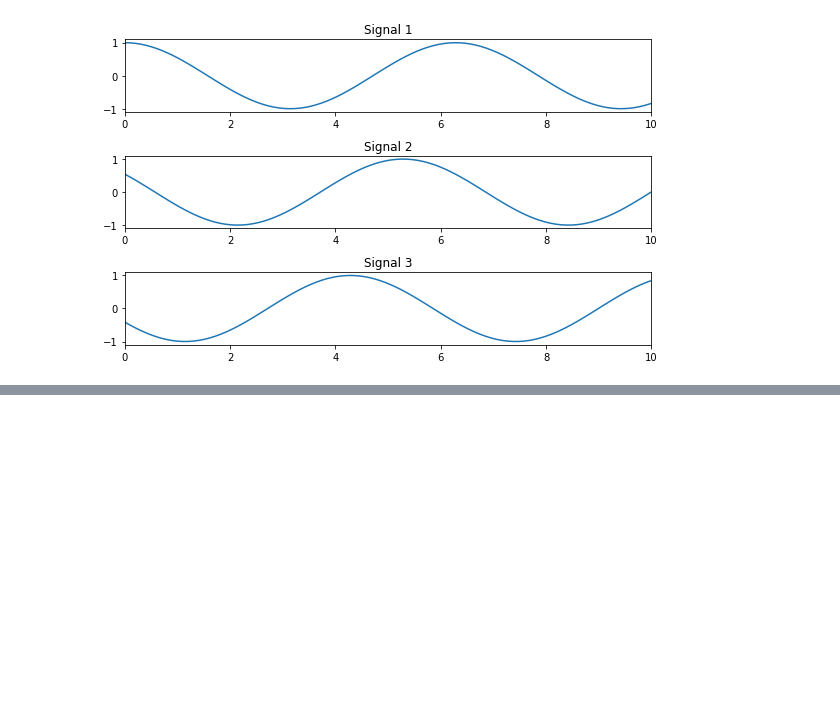
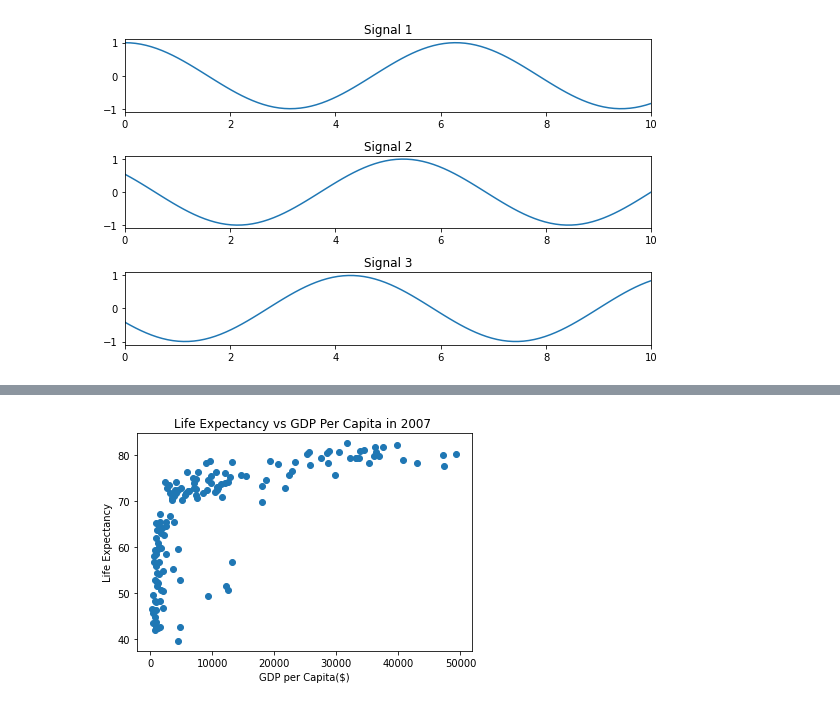
Before and after one commit to Cynthia3992/intro_to_ds, a Jupyter notebook: visualization/Plotting with Matplotlib.ipynb, the cells around one changed output, grey strips where cells are left out. Saved outputs shown, nothing was run; the diff lists cells and outputs as text; code cells hidden in the pictures; blank space fills up the shorter version.

```diff
--- a/visualization/Plotting with Matplotlib.ipynb
+++ b/visualization/Plotting with Matplotlib.ipynb
@@ -239,0 +287,3 @@ SyntaxError: invalid syntax (<ipython-input-5-74c29e7d6291>, line 3)
+# %%
+countries=pd.read_csv('datasets/countries.csv')
+countries.head()
@@ -239,0 +297,10 @@ SyntaxError: invalid syntax (<ipython-input-5-74c29e7d6291>, line 3)
+# %%
+data_2007=countries[countries['year']==2007]
+
+plt.scatter(data_2007['gdpPerCapita'],data_2007['lifeExpectancy'])
+plt.title('Life Expectancy vs GDP Per Capita in 2007 ')
+plt.xlabel('GDP per Capita($)')
+plt.ylabel('Life Expectancy')
+plt.show()
+# %% [output]
+[figure, added]
```
Also changed, not shown: parts of 24 cells of this notebook, 7 other files.
